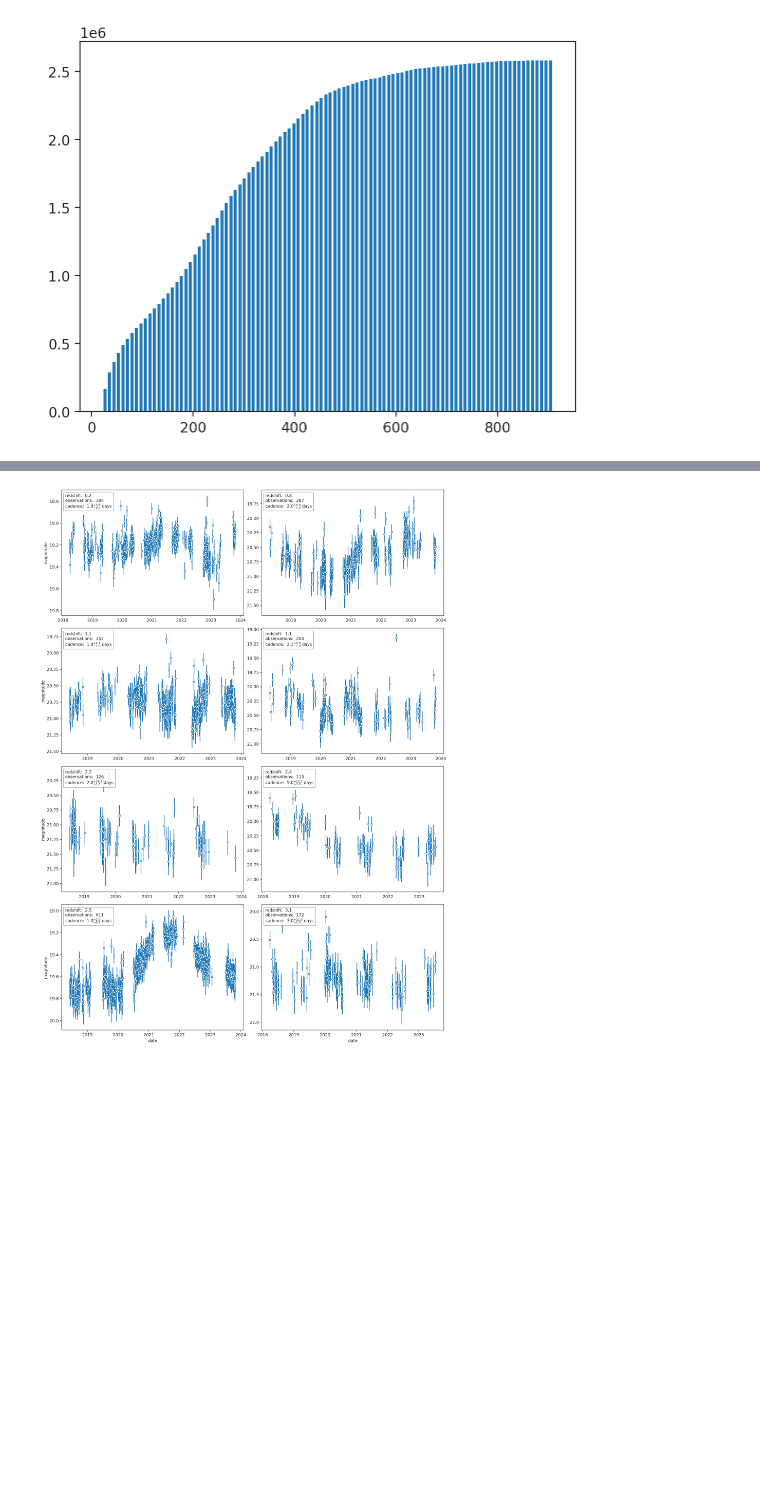
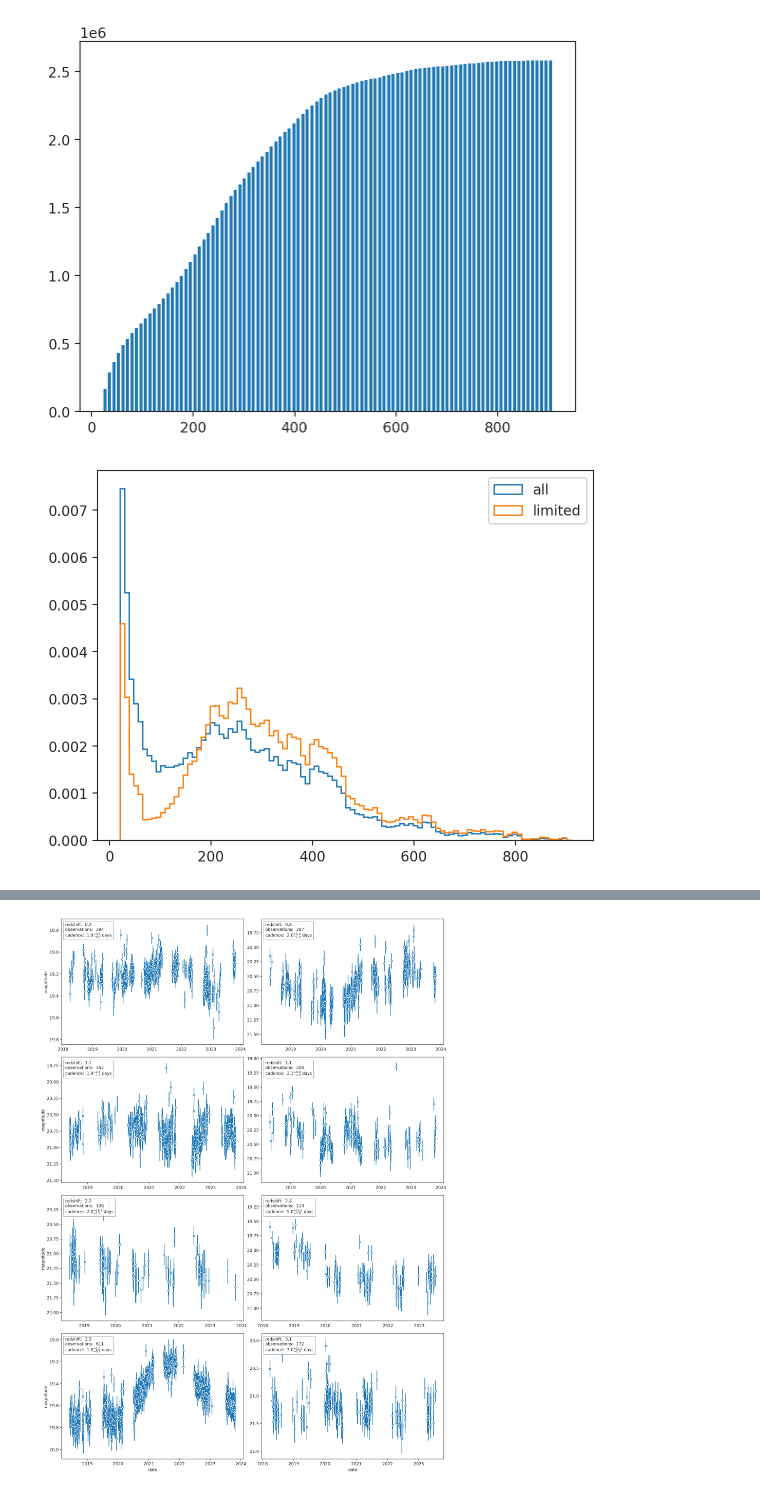
Before and after one commit to snakoneczny/ztf-agn, a Jupyter notebook: notebooks/data_DR_20.ipynb, the cells around one changed output, grey strips where cells are left out. Drawn from its saved outputs; the diff is of its cells as text; code cells hidden in the pictures; blank space fills up the shorter version.

```diff
--- a/notebooks/data_DR_20.ipynb
+++ b/notebooks/data_DR_20.ipynb
@@ -335,3 +193,14 @@ plt.hist(n_obs, cumulative=True, bins=100)
 plt.show()
 # %% [output]
 [figure]
+# %%
+# Check histogram of n_obs for all vs magnitude limit
+plt.hist(data['g']['n obs'], bins=100, label='all', density=True, histtype='step')
+
+tmp = data['g'].loc[data['g']['mag median'] < 20.8]
+plt.hist(tmp['n obs'], bins=100, label='limited', density=True, histtype='step')
+
+plt.legend()
+plt.show()
+# %% [output]
+[figure, added]
```
Also changed, not shown: parts of 66 cells of this notebook, 14 other files.
